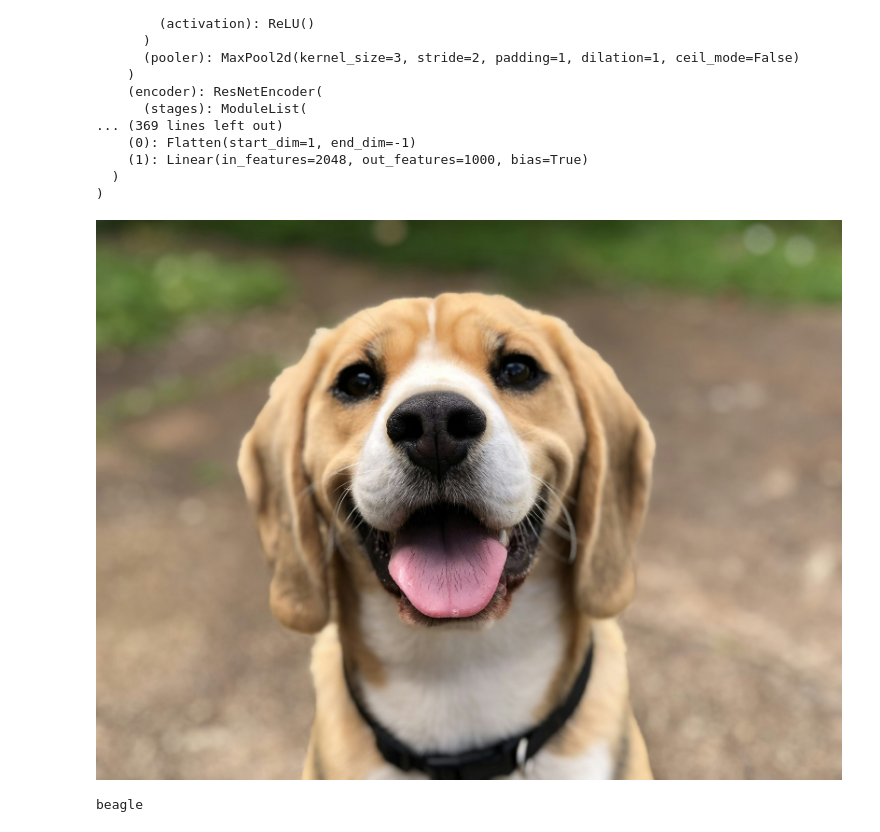
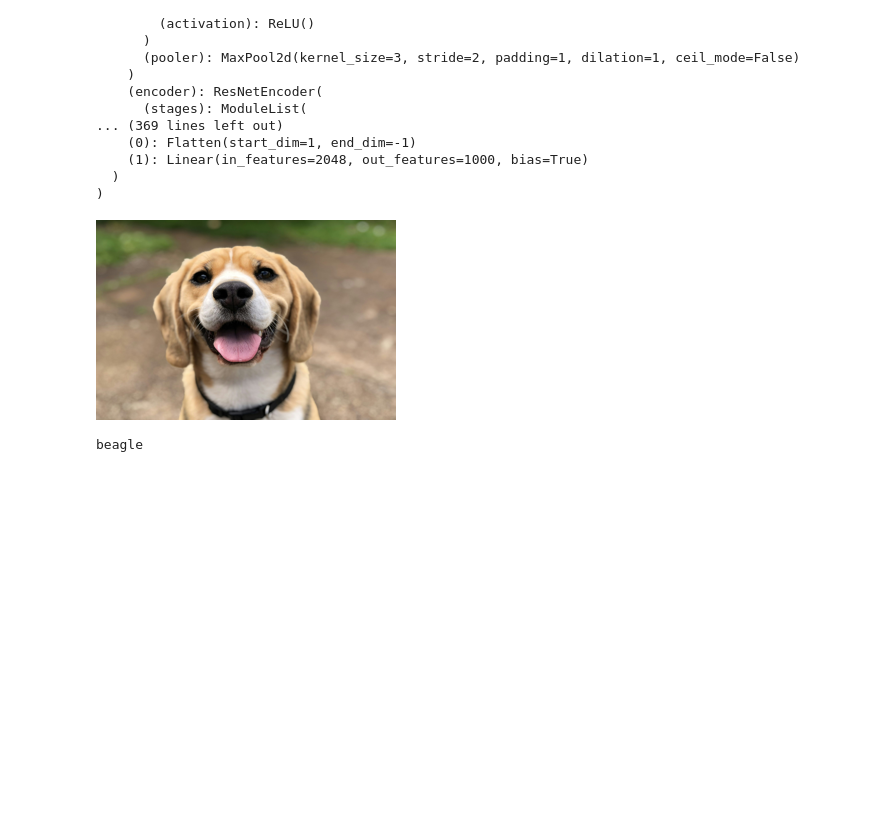
Before and after one commit to xnought/deep-localizer, a Jupyter notebook: resnet_example.ipynb, the cells around one changed output. Cells and saved outputs as stored; diff of their text form; code cells hidden in the pictures; blank space fills up the shorter version.

```diff
--- a/resnet_example.ipynb
+++ b/resnet_example.ipynb
@@ -38,9 +38,9 @@ ResNetForImageClassification(
 # %%
 import PIL
 image = PIL.Image.open("./data/dog.jpeg")
-image
+image.resize((300, 200)) # just for visualization resize, let the processor do what it wants
 # %% [output]
-[figure, old version]
+[figure, new version]
 # %%
 inputs = processor(image, return_tensors="pt")
 
```
